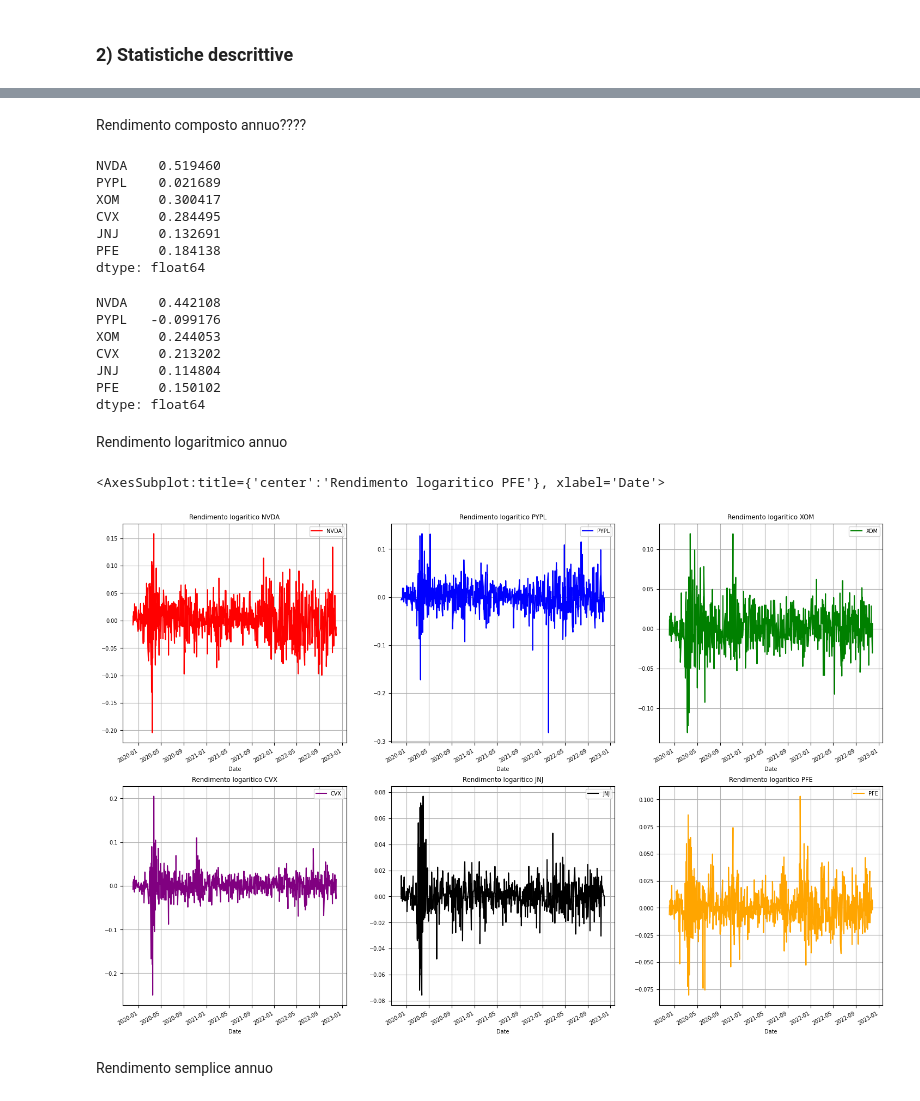
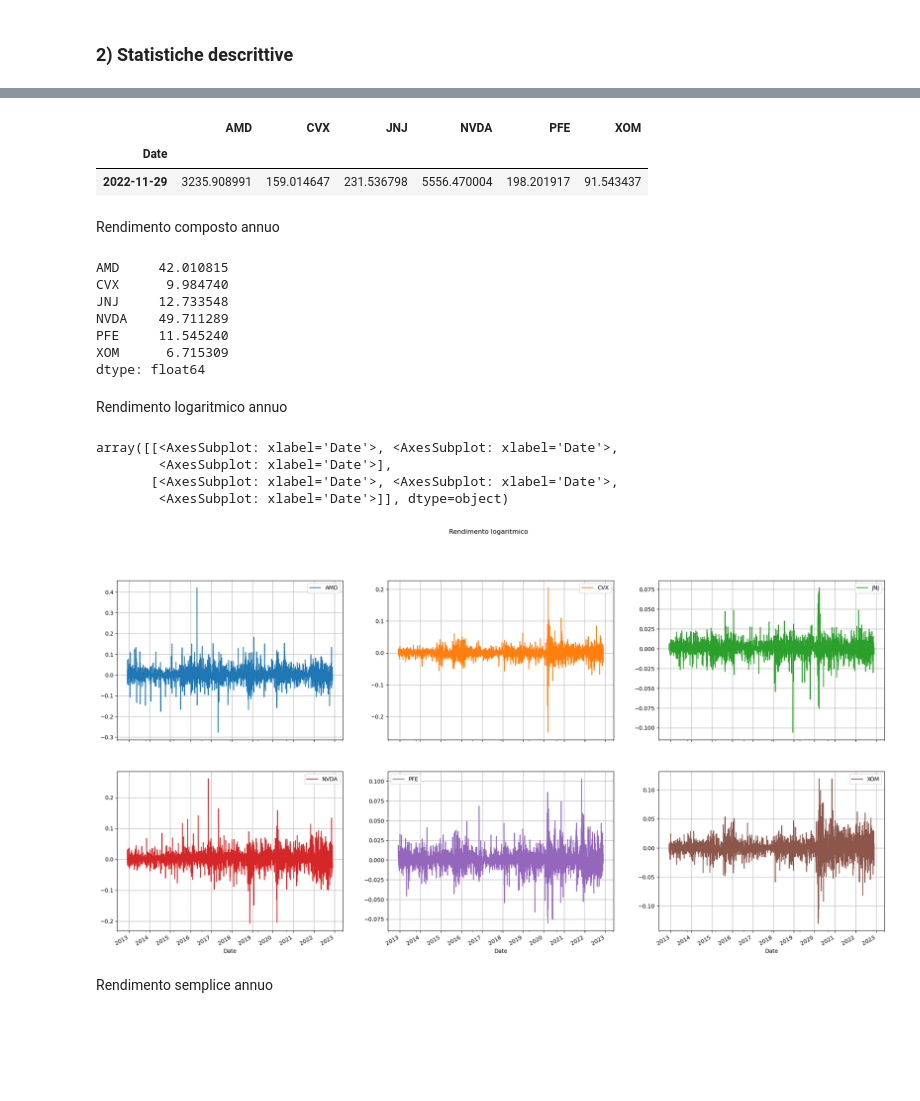
Before and after one commit to steq28/Progetto_BISF, a Jupyter notebook: progetto.ipynb, the cells around one changed output, grey strips where cells are left out. Cells and saved outputs as stored; diff of their text form; code cells hidden in the pictures; blank space fills up the shorter version.

```diff
--- a/progetto.ipynb
+++ b/progetto.ipynb
@@ -51,53 +66,34 @@ dataframe.plot(figsize=(15, 6), grid=True, title='Prezzi chiusura azioni')
+# %%
+ritorno_cumulato_periodo = rendimento_cumulato.iloc[:, 0:].tail(1) #ritorno cumulato su tutto il periodo (%)
+ritorno_cumulato_periodo
+# %% [output]
+|  | AMD | CVX | JNJ | NVDA | PFE | XOM |
+| Date |  |  |  |  |  |  |
+| 2022-11-29 | 3235.908991 | 159.014647 | 231.536798 | 5556.470004 | 198.201917 | 91.543437 |
 # %% [markdown]
-Rendimento composto annuo????
+Rendimento composto annuo
-# %%
-rendimento_composto_annuo=dataframe.pct_change().mean()*252
-print(rendimento_composto_annuo)
-
-rendimento_cumulato_annuo=(1+dataframe.pct_change()).prod()**(1/3)-1
-rendimento_cumulato_annuo
-# %% [output]
-NVDA    0.519460
-PYPL    0.021689
-XOM     0.300417
-CVX     0.284495
-JNJ     0.132691
-PFE     0.184138
-dtype: float64
-NVDA    0.442108
-PYPL   -0.099176
-XOM     0.244053
-CVX     0.213202
-JNJ     0.114804
-PFE     0.150102
-dtype: float64
+# %%
+rendimento_composto_annuo= (pow((dataframe.tail(1).iloc[0]/dataframe.head(1).iloc[0]), (1/10))-1)*100 #rendimento composto annuo (%)
+print(rendimento_composto_annuo)
+# %% [output]
+AMD     42.010815
+CVX      9.984740
+JNJ     12.733548
+NVDA    49.711289
+PFE     11.545240
+XOM      6.715309
+dtype: float64
 # %% [markdown]
 Rendimento logaritmico annuo
-# %%
-plt.figure(figsize=(18, 13))
-plt.grid(True)
-plt.rc('font', size=7)
-plt.title('Rendimento cumulato annuo')
-plt.subplot(231)
-rendimento_logaritmico_annuo_NVDA = np.log(dataframe['NVDA']/dataframe['NVDA'].shift(1))
-rendimento_logaritmico_annuo_NVDA.plot( title='Rendimento logaritico NVDA', color='red', grid=True, legend=True)
-plt.subplot(232)
-rendimento_logaritmico_annuo_PYPL = np.log(dataframe['PYPL']/dataframe['PYPL'].shift(1))
-rendimento_logaritmico_annuo_PYPL.plot( title='Rendimento logaritico PYPL', color='blue', grid=True, legend=True)
-plt.subplot(233)
-rendimento_logaritmico_annuo_XOM = np.log(dataframe['XOM']/dataframe['XOM'].shift(1))
-rendimento_logaritmico_annuo_XOM.plot( title='Rendimento logaritico XOM', color='green', grid=True, legend=True)
-plt.subplot(234)
-rendimento_logaritmico_annuo_CVX = np.log(dataframe['CVX']/dataframe['CVX'].shift(1))
-rendimento_logaritmico_annuo_CVX.plot( title='Rendimento logaritico CVX', color='purple', grid=True, legend=True)
-plt.subplot(235)
-rendimento_logaritmico_annuo_JNJ = np.log(dataframe['JNJ']/dataframe['JNJ'].shift(1))
-rendimento_logaritmico_annuo_JNJ.plot( title='Rendimento logaritico JNJ', color='black', grid=True, legend=True)
-plt.subplot(236)
-rendimento_logaritmico_annuo_PFE = np.log(dataframe['PFE']/dataframe['PFE'].shift(1))
-rendimento_logaritmico_annuo_PFE.plot( title='Rendimento logaritico PFE', color='orange', grid=True, legend=True)
-# %% [output]
-<AxesSubplot:title={'center':'Rendimento logaritico PFE'}, xlabel='Date'>
-[figure, removed]
+# %%
+dataframe_mensile=dataframe.groupby(pd.Grouper(freq='M')).mean()
+rendimento_logaritmico_annuo = np.log(dataframe/dataframe.shift(1)).dropna() #rendimento logaritmico annuo
+rendimento_logaritmico_annuo.plot(figsize=(25, 13), grid=True, title='Rendimento logaritmico', subplots=True, layout=(2, 3))
+# %% [output]
+array([[<AxesSubplot: xlabel='Date'>, <AxesSubplot: xlabel='Date'>,
+        <AxesSubplot: xlabel='Date'>],
+       [<AxesSubplot: xlabel='Date'>, <AxesSubplot: xlabel='Date'>,
+        <AxesSubplot: xlabel='Date'>]], dtype=object)
+[figure, added]
 # %% [markdown]
 Rendimento semplice annuo
```
Also changed, not shown: parts of 71 cells of this notebook, 14 other files.
